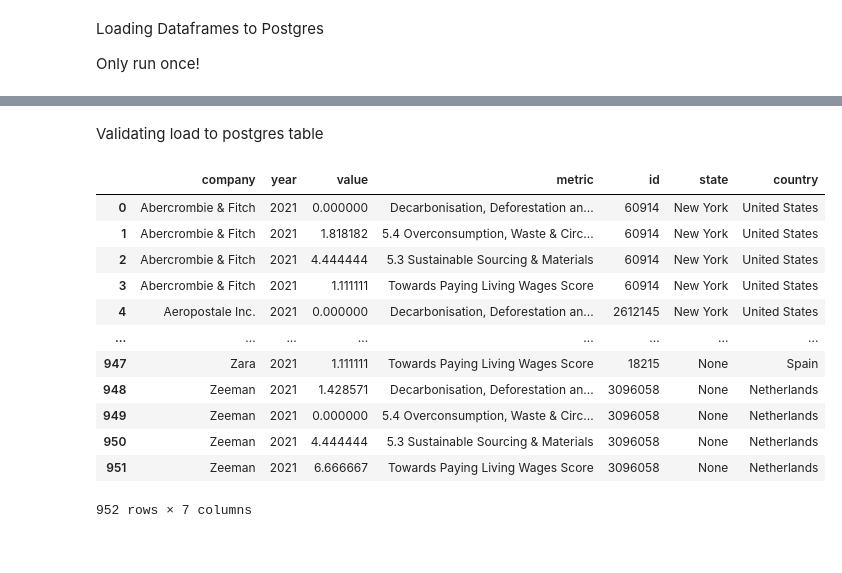
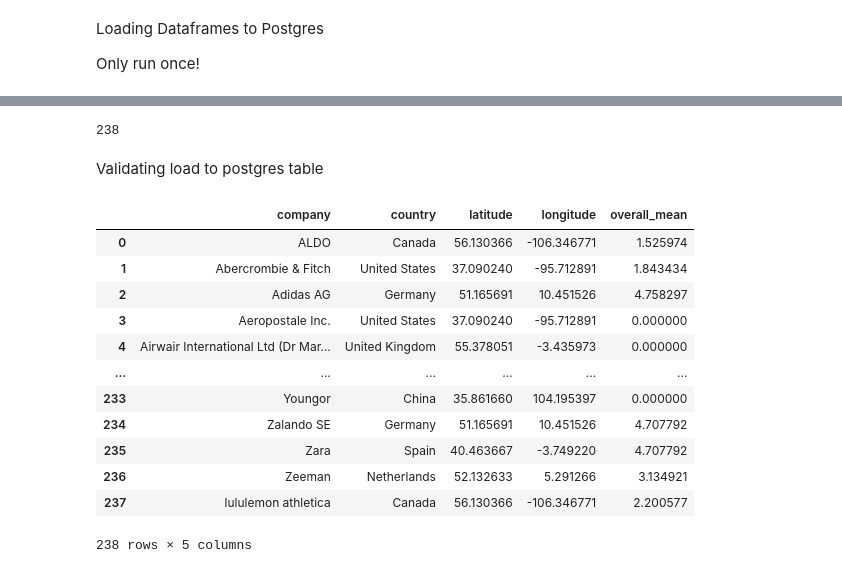
Before and after one commit to aspenjack/Ethical-Fashion, a Jupyter notebook: Ethical-Fashion_v1.ipynb, the cells around one changed output, grey strips where cells are left out. Drawn from its saved outputs; the diff is of its cells as text; code cells hidden in the pictures.

```diff
--- a/Ethical-Fashion_v1.ipynb
+++ b/Ethical-Fashion_v1.ipynb
@@ -724,20 +861,24 @@ Only run once!
+# %%
+company_overall_mean.to_sql('company_overall_mean', con=conn, if_exists='append',index=False)
+# %% [output]
+238
 # %% [markdown]
 Validating load to postgres table
 # %%
-pd.read_sql('company_scores', con=conn)
+pd.read_sql('company_overall_mean', con=conn)
 # %% [output]
-|  | company | year | value | metric | id | state | country |
-| 0 | Abercrombie & Fitch | 2021 | 0.000000 | Decarbonisation, Deforestation an... | 60914 | New York | United States |
-| 1 | Abercrombie & Fitch | 2021 | 1.818182 | 5.4 Overconsumption, Waste & Circ... | 60914 | New York | United States |
-| 2 | Abercrombie & Fitch | 2021 | 4.444444 | 5.3 Sustainable Sourcing & Materials | 60914 | New York | United States |
-| 3 | Abercrombie & Fitch | 2021 | 1.111111 | Towards Paying Living Wages Score | 60914 | New York | United States |
-| 4 | Aeropostale Inc. | 2021 | 0.000000 | Decarbonisation, Deforestation an... | 2612145 | New York | United States |
-| ... | ... | ... | ... | ... | ... | ... | ... |
-| 947 | Zara | 2021 | 1.111111 | Towards Paying Living Wages Score | 18215 | None | Spain |
-| 948 | Zeeman | 2021 | 1.428571 | Decarbonisation, Deforestation an... | 3096058 | None | Netherlands |
-| 949 | Zeeman | 2021 | 0.000000 | 5.4 Overconsumption, Waste & Circ... | 3096058 | None | Netherlands |
-| 950 | Zeeman | 2021 | 4.444444 | 5.3 Sustainable Sourcing & Materials | 3096058 | None | Netherlands |
-| 951 | Zeeman | 2021 | 6.666667 | Towards Paying Living Wages Score | 3096058 | None | Netherlands |
+|  | company | country | latitude | longitude | overall_mean |
+| 0 | ALDO | Canada | 56.130366 | -106.346771 | 1.525974 |
+| 1 | Abercrombie & Fitch | United States | 37.090240 | -95.712891 | 1.843434 |
+| 2 | Adidas AG | Germany | 51.165691 | 10.451526 | 4.758297 |
+| 3 | Aeropostale Inc. | United States | 37.090240 | -95.712891 | 0.000000 |
+| 4 | Airwair International Ltd (Dr Mar... | United Kingdom | 55.378051 | -3.435973 | 0.000000 |
+| ... | ... | ... | ... | ... | ... |
+| 233 | Youngor | China | 35.861660 | 104.195397 | 0.000000 |
+| 234 | Zalando SE | Germany | 51.165691 | 10.451526 | 4.707792 |
+| 235 | Zara | Spain | 40.463667 | -3.749220 | 4.707792 |
+| 236 | Zeeman | Netherlands | 52.132633 | 5.291266 | 3.134921 |
+| 237 | lululemon athletica | Canada | 56.130366 | -106.346771 | 2.200577 |
-952 rows × 7 columns
+238 rows × 5 columns
 # %%
 !pip install Flask-CORS
```
Also changed, not shown: parts of 21 cells of this notebook, 15 other files.
